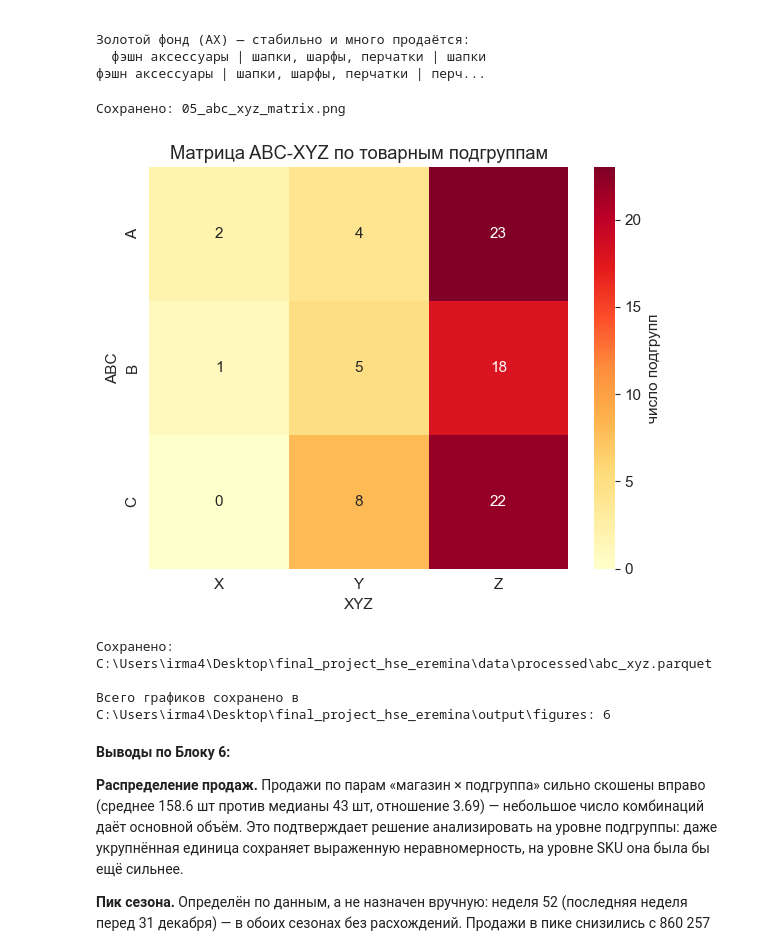
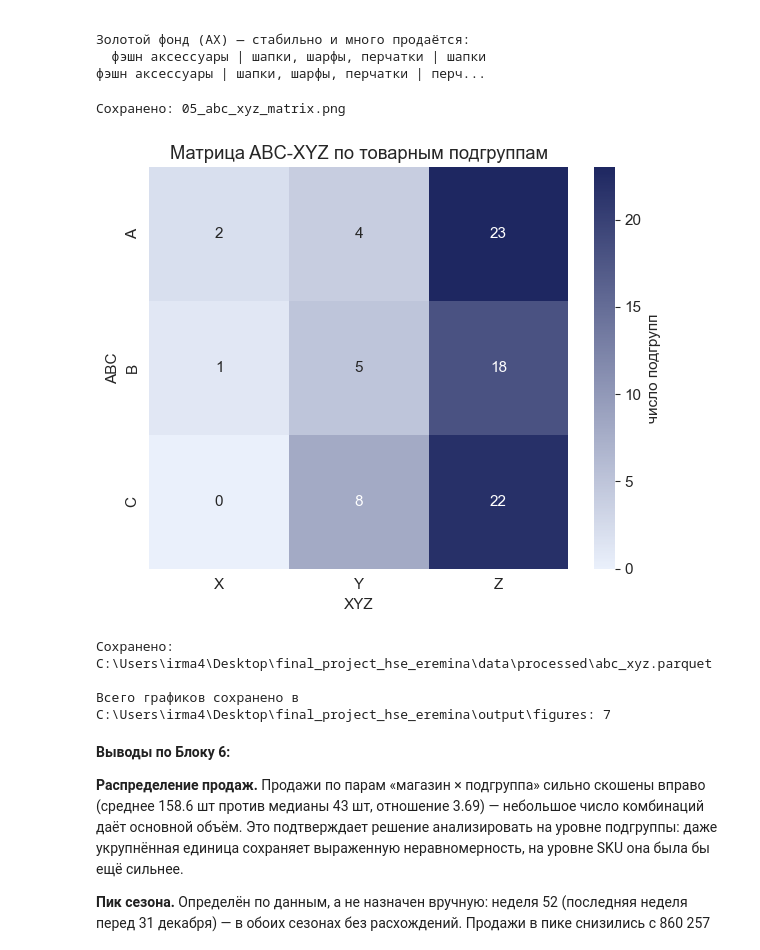
Before and after one commit to AnastasiyaEremina/final_project_hse_eremina, a Jupyter notebook: notebooks/code0908.ipynb, the cells around one changed output. Cells and saved outputs as stored; diff of their text form; code cells hidden in the pictures.

```diff
--- a/notebooks/code0908.ipynb
+++ b/notebooks/code0908.ipynb
@@ -126,8 +126,8 @@ for season, n in weeks_per_season.items():
 # %%
 # Подблок 3.2 — Стабильность набора колонок между файлами
 col_sets = {}
-for name, group in df_combined.groupby("source_file"):
-    col_sets[name] = tuple(sorted(group.columns))
+for file_name, group in df_combined.groupby("source_file"):
+    col_sets[file_name] = tuple(sorted(group.columns))
 unique_col_sets = set(col_sets.values())
 
 if len(unique_col_sets) == 1:
@@ -646,18 +639,33 @@ print(f"\nКоэффициент роста сети (октябрь): {growth_c
 # %%
 # Подблок 6.1 — Настройка окружения для визуализации
 import matplotlib.pyplot as plt
+import matplotlib.colors as mcolors
 import seaborn as sns
+
+PALETTE = {
+    "navy": "#1E2761",       # основной цвет — бейзлайны, нейтральные данные
+    "navy_light": "#5A6BAE", # вспомогательный тон для второй серии (напр. сезон 2024)
+    "gold": "#C9A227",       # акцент — Ridge, ключевые находки, "победитель"
+    "ice": "#EAF0FB",        # светлый фон / базовые заливки
+    "red_soft": "#B85042",   # предупреждение — дефицит, недовоз, Дальний Восток
+    "text": "#1F2937",
+    "muted": "#6B7280",
+}
+
+# кастомная цветовая карта для тепловых карт: от ice к navy
+PALETTE_CMAP = mcolors.LinearSegmentedColormap.from_list(
+    "project_cmap", [PALETTE["ice"], PALETTE["navy"]]
+)
 
 sns.set_style("whitegrid")
 plt.rcParams["figure.figsize"] = (10, 5)
 plt.rcParams["font.size"] = 11
+plt.rcParams["axes.prop_cycle"] = plt.cycler(color=[PALETTE["navy"], PALETTE["gold"], PALETTE["red_soft"]])
 
-# путь к корню проекта — на уровень выше data/raw
 PROJECT_DIR = RAW_DIR.parent.parent
 FIGURES_DIR = PROJECT_DIR / "output" / "figures"
 FIGURES_DIR.mkdir(parents=True, exist_ok=True)
 
-# перезагрузка данных — блок независим от Блока 5
 df_week = pd.read_parquet(PROCESSED_DIR / "df_week.parquet")
 df_season = pd.read_parquet(PROCESSED_DIR / "df_season.parquet")
 store_ref = pd.read_parquet(PROCESSED_DIR / "store_ref.parquet")
@@ -837,9 +844,6 @@ cluster
 2. МО                 0.035145
 # %%
 # Подблок 6.7 — ABC-XYZ анализ по товарным подгруппам
-# ABC — вклад подгруппы в выручку (накопительно, правило Парето: A — топ-80%, B — следующие 15%, C — оставшиеся 5%)
-# XYZ — стабильность спроса по неделям внутри сезона (коэффициент вариации: X < 0.3 стабильно, Y 0.3–0.7 средне, Z > 0.7 нестабильно)
-# --- ABC: доля подгруппы в суммарной выручке, накопительно ---
 subgroup_revenue = (
     df_season.groupby("subgroup_key", as_index=False)["sales_rub"].sum()
     .sort_values("sales_rub", ascending=False)
@@ -847,17 +851,18 @@ subgroup_revenue = (
 subgroup_revenue["share"] = subgroup_revenue["sales_rub"] / subgroup_revenue["sales_rub"].sum()
 subgroup_revenue["cum_share"] = subgroup_revenue["share"].cumsum()
 
+
 def abc_class(cum_share):
+    """Относит подгруппу к классу ABC по накопительной доле выручки."""
     if cum_share <= 0.80:
         return "A"
-    elif cum_share <= 0.95:
+    if cum_share <= 0.95:
         return "B"
-    else:
-        return "C"
+    return "C"
 
 subgroup_revenue["ABC"] = subgroup_revenue["cum_share"].apply(abc_class)
 
-# --- XYZ: коэффициент вариации понедельных продаж внутри сезона ---
+
 weekly_by_subgroup = (
     df_week[df_week["period"] == "season"]
     .groupby(["subgroup_key", "season", "iso_week"], as_index=False)["sales_qty"].sum()
@@ -868,17 +873,17 @@ cv = (
     .reset_index(name="cv")
 )
 
+
 def xyz_class(cv_value):
+    """Относит подгруппу к классу XYZ по коэффициенту вариации спроса."""
     if cv_value < 0.3:
         return "X"
-    elif cv_value < 0.7:
+    if cv_value < 0.7:
         return "Y"
-    else:
-        return "Z"
+    return "Z"
 
 cv["XYZ"] = cv["cv"].apply(xyz_class)
 
-# объединение
 abc_xyz = subgroup_revenue.merge(cv[["subgroup_key", "cv", "XYZ"]], on="subgroup_key")
 abc_xyz["ABC_XYZ"] = abc_xyz["ABC"] + abc_xyz["XYZ"]
 
@@ -905,18 +910,18 @@ CZ    22
 # %%
 # тепловая карта матрицы ABC-XYZ
 matrix = abc_xyz.pivot_table(
     index="ABC", columns="XYZ", values="subgroup_key", aggfunc="count", fill_value=0
 ).reindex(index=["A", "B", "C"], columns=["X", "Y", "Z"])
 
 fig, ax = plt.subplots(figsize=(6, 5))
-sns.heatmap(matrix, annot=True, fmt="d", cmap="YlOrRd", ax=ax, cbar_kws={"label": "число подгрупп"})
+sns.heatmap(matrix, annot=True, fmt="d", cmap=PALETTE_CMAP, ax=ax, cbar_kws={"label": "число подгрупп"})
 ax.set_title("Матрица ABC-XYZ по товарным подгруппам")
 plt.tight_layout()
 save_fig(fig, "05_abc_xyz_matrix")
 plt.show()
 # %% [output]
 Сохранено: 05_abc_xyz_matrix.png
-[figure, old version]
+[figure, new version]
 # %%
 # Подблок 6.8 — Сохранение результатов EDA
 abc_xyz.to_parquet(PROCESSED_DIR / "abc_xyz.parquet", index=False)
@@ -925,7 +930,7 @@ print(f"\nВсего графиков сохранено в {FIGURES_DIR}: {len(
 # %% [output]
 Сохранено: C:\Users\irma4\Desktop\final_project_hse_eremina\data\processed\abc_xyz.parquet
 
-Всего графиков сохранено в C:\Users\irma4\Desktop\final_project_hse_eremina\output\figures: 6
+Всего графиков сохранено в C:\Users\irma4\Desktop\final_project_hse_eremina\output\figures: 7
 # %% [markdown]
 **Выводы по Блоку 6:**
 
```
Also changed, not shown: parts of 44 cells of this notebook, 8 other files.
